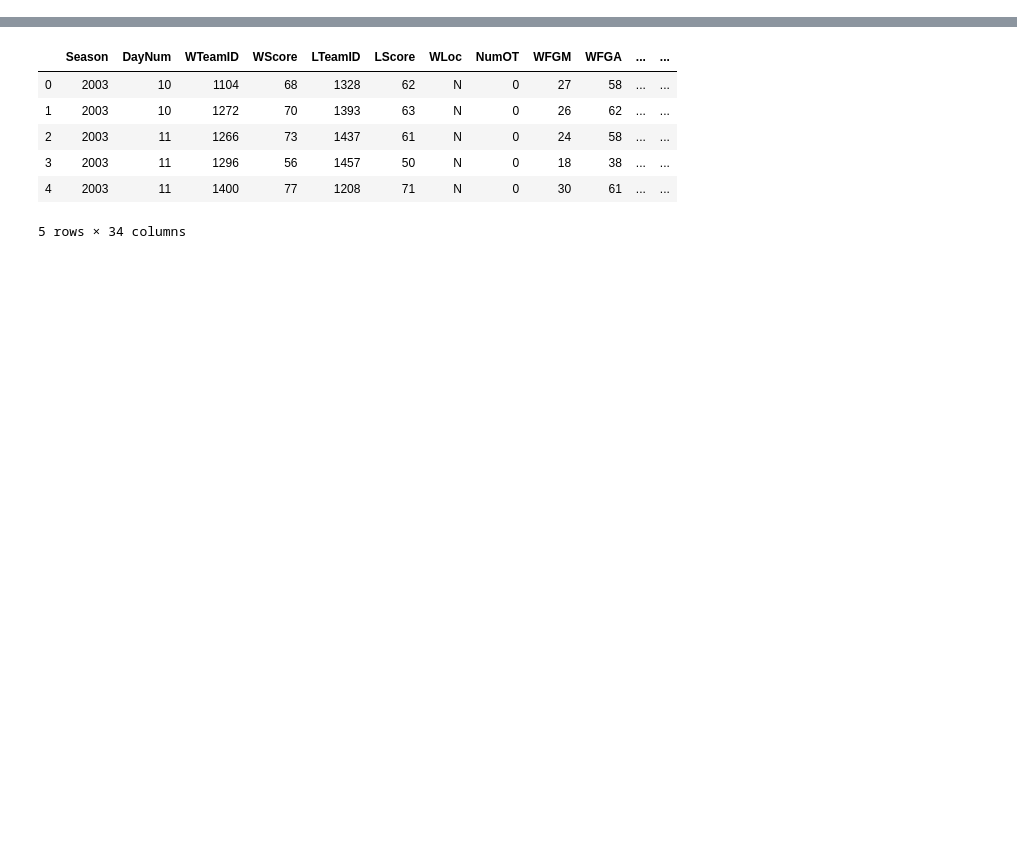
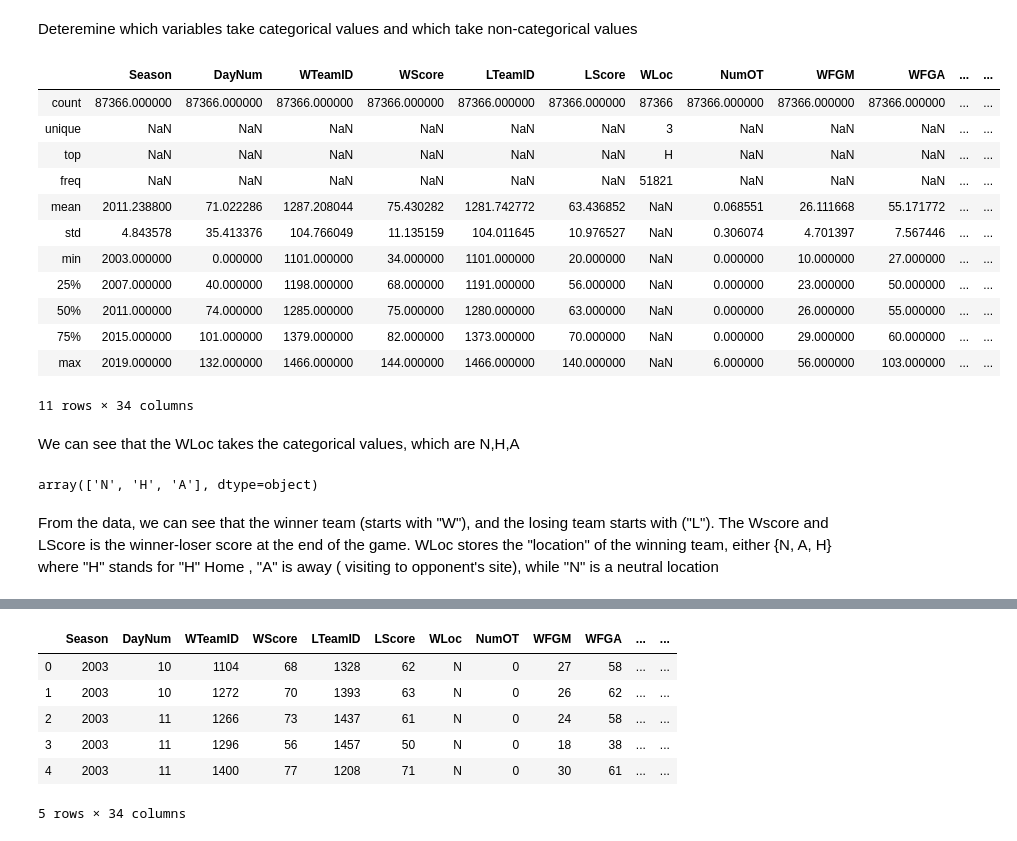
Before and after one commit to dreamtx01/Springboard, a Jupyter notebook: Folders/Capstone2020.ipynb, the cells around one changed output, grey strips where cells are left out. Cells and saved outputs as stored; diff of their text form; code cells hidden in the pictures; blank space fills up the shorter version.

```diff
--- a/Folders/Capstone2020.ipynb
+++ b/Folders/Capstone2020.ipynb
@@ -10,0 +83,27 @@ capstone= pd.read_csv("/Users/adejuwon/Documents/Capstone/mens-machine-learning-
+# %% [markdown]
+Deteremine which variables take categorical values and which take non-categorical values
+# %%
+capstone.describe(include='all')
+# %% [output]
+|  | Season | DayNum | WTeamID | WScore | LTeamID | LScore | WLoc | NumOT | WFGM | WFGA | ... | ... |
+| count | 87366.000000 | 87366.000000 | 87366.000000 | 87366.000000 | 87366.000000 | 87366.000000 | 87366 | 87366.000000 | 87366.000000 | 87366.000000 | ... | ... |
+| unique | NaN | NaN | NaN | NaN | NaN | NaN | 3 | NaN | NaN | NaN | ... | ... |
+| top | NaN | NaN | NaN | NaN | NaN | NaN | H | NaN | NaN | NaN | ... | ... |
+| freq | NaN | NaN | NaN | NaN | NaN | NaN | 51821 | NaN | NaN | NaN | ... | ... |
+| mean | 2011.238800 | 71.022286 | 1287.208044 | 75.430282 | 1281.742772 | 63.436852 | NaN | 0.068551 | 26.111668 | 55.171772 | ... | ... |
+| std | 4.843578 | 35.413376 | 104.766049 | 11.135159 | 104.011645 | 10.976527 | NaN | 0.306074 | 4.701397 | 7.567446 | ... | ... |
+| min | 2003.000000 | 0.000000 | 1101.000000 | 34.000000 | 1101.000000 | 20.000000 | NaN | 0.000000 | 10.000000 | 27.000000 | ... | ... |
+| 25% | 2007.000000 | 40.000000 | 1198.000000 | 68.000000 | 1191.000000 | 56.000000 | NaN | 0.000000 | 23.000000 | 50.000000 | ... | ... |
+| 50% | 2011.000000 | 74.000000 | 1285.000000 | 75.000000 | 1280.000000 | 63.000000 | NaN | 0.000000 | 26.000000 | 55.000000 | ... | ... |
+| 75% | 2015.000000 | 101.000000 | 1379.000000 | 82.000000 | 1373.000000 | 70.000000 | NaN | 0.000000 | 29.000000 | 60.000000 | ... | ... |
+| max | 2019.000000 | 132.000000 | 1466.000000 | 144.000000 | 1466.000000 | 140.000000 | NaN | 6.000000 | 56.000000 | 103.000000 | ... | ... |
+11 rows × 34 columns
+# %% [markdown]
+We can see that the WLoc takes the categorical values, which are N,H,A
+# %%
+capstone.WLoc.unique()
+# %% [output]
+array(['N', 'H', 'A'], dtype=object)
+# %% [markdown]
+From the data, we can see that the winner team (starts with "W"), and the losing team starts with ("L"). The Wscore and LScore is the winner-loser score at the end of the game.
+WLoc stores the "location" of the winning team, either {N, A, H} where "H" stands for "H" Home , "A" is away ( visiting to opponent's site), while "N" is a neutral location
```
Also changed, not shown: parts of 31 cells of this notebook.
